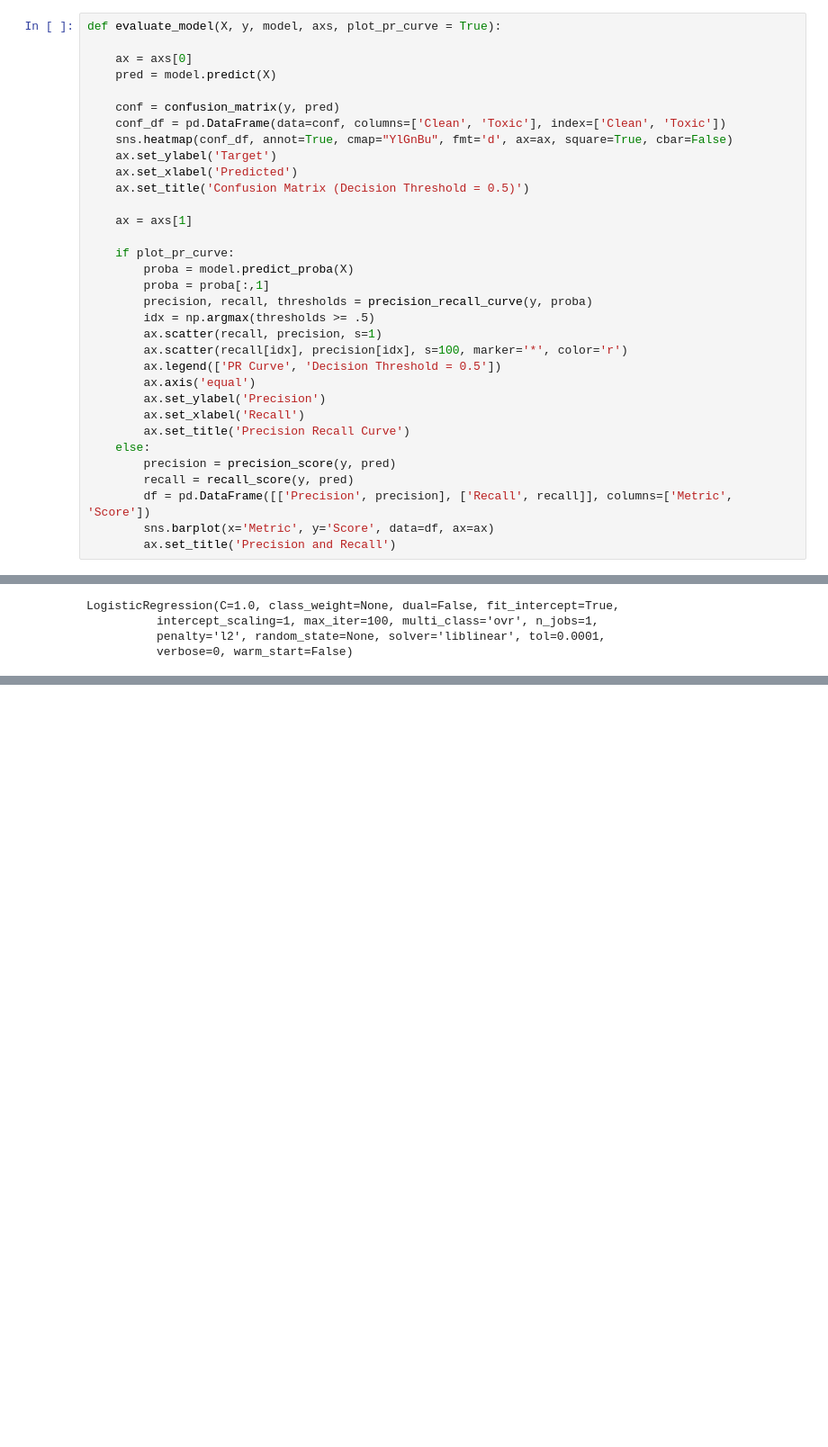
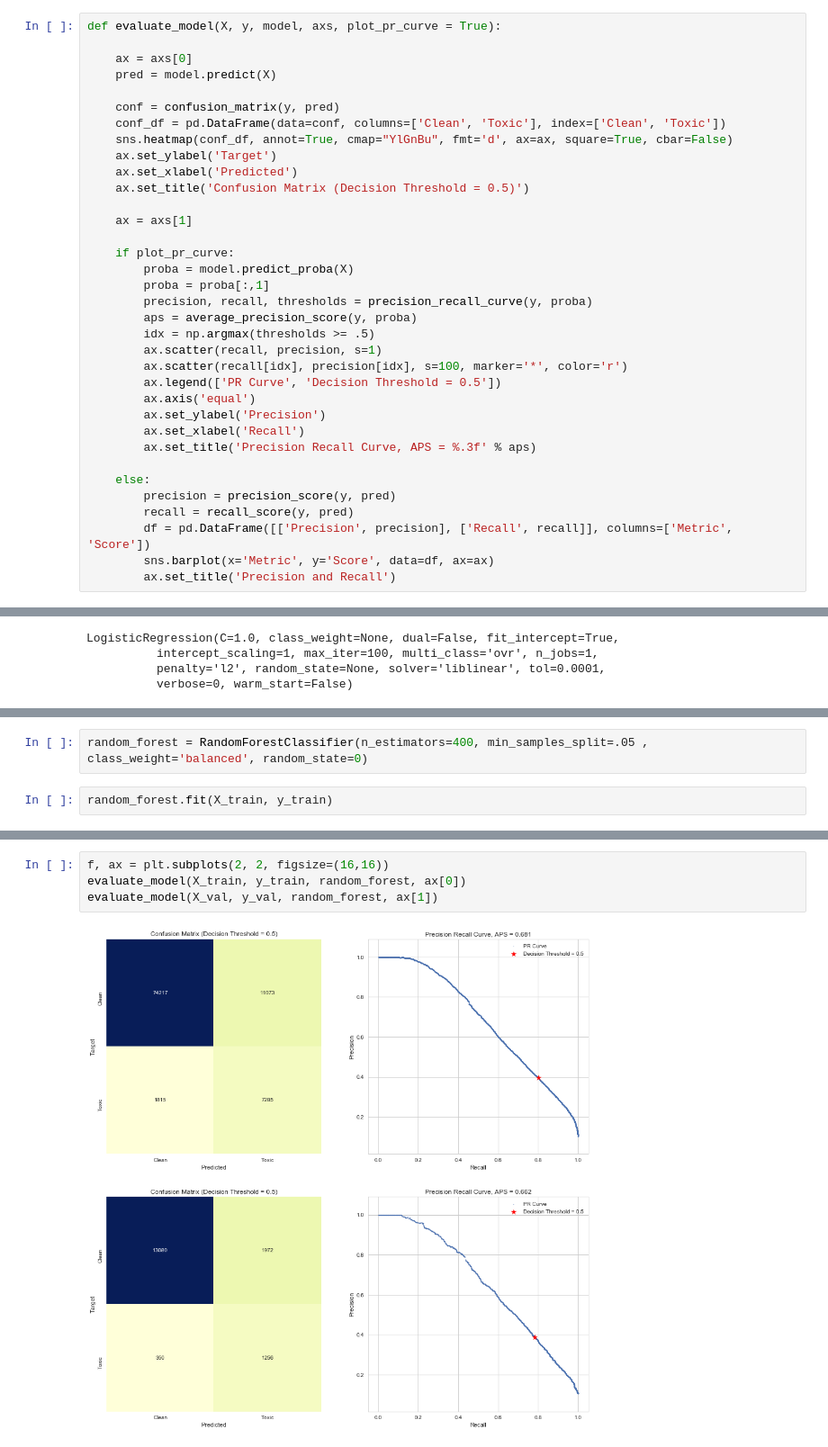
Before and after one commit to gustavgransbo/Data-Science-Playground, a Jupyter notebook: Kaggle/Toxic Comment Classification/2. Toxic Comment Classification - Baseline.ipynb, the cells around one changed output, grey strips where cells are left out. Shown at 90% size. Cells and saved outputs as stored; diff of their text form; blank space fills up the shorter version.

Commit message:
Random forest + LGBoost

```diff
--- a/Kaggle/Toxic Comment Classification/2. Toxic Comment Classification - Baseline.ipynb
+++ b/Kaggle/Toxic Comment Classification/2. Toxic Comment Classification - Baseline.ipynb
@@ -220,6 +221,7 @@ def evaluate_model(X, y, model, axs, plot_pr_curve = True):
         proba = model.predict_proba(X)
         proba = proba[:,1]
         precision, recall, thresholds = precision_recall_curve(y, proba)
+        aps = average_precision_score(y, proba)
         idx = np.argmax(thresholds >= .5)
         ax.scatter(recall, precision, s=1)
         ax.scatter(recall[idx], precision[idx], s=100, marker='*', color='r')
@@ -227,7 +229,8 @@ def evaluate_model(X, y, model, axs, plot_pr_curve = True):
         ax.axis('equal')
         ax.set_ylabel('Precision')
         ax.set_xlabel('Recall')
-        ax.set_title('Precision Recall Curve')
+        ax.set_title('Precision Recall Curve, APS = %.3f' % aps)
+
     else:
         precision = precision_score(y, pred)
         recall = recall_score(y, pred)
@@ -290,0 +298,4 @@ Pretty big inrease in false positives now compared to SVM.
+# %%
+random_forest = RandomForestClassifier(n_estimators=400, min_samples_split=.05 , class_weight='balanced', random_state=0)
+# %%
+random_forest.fit(X_train, y_train)
@@ -290,0 +310,6 @@ Pretty big inrease in false positives now compared to SVM.
+# %%
+f, ax = plt.subplots(2, 2, figsize=(16,16))
+evaluate_model(X_train, y_train, random_forest, ax[0])
+evaluate_model(X_val, y_val, random_forest, ax[1])
+# %% [output]
+[figure, added]
```
Also changed, not shown: parts of 16 cells of this notebook.
